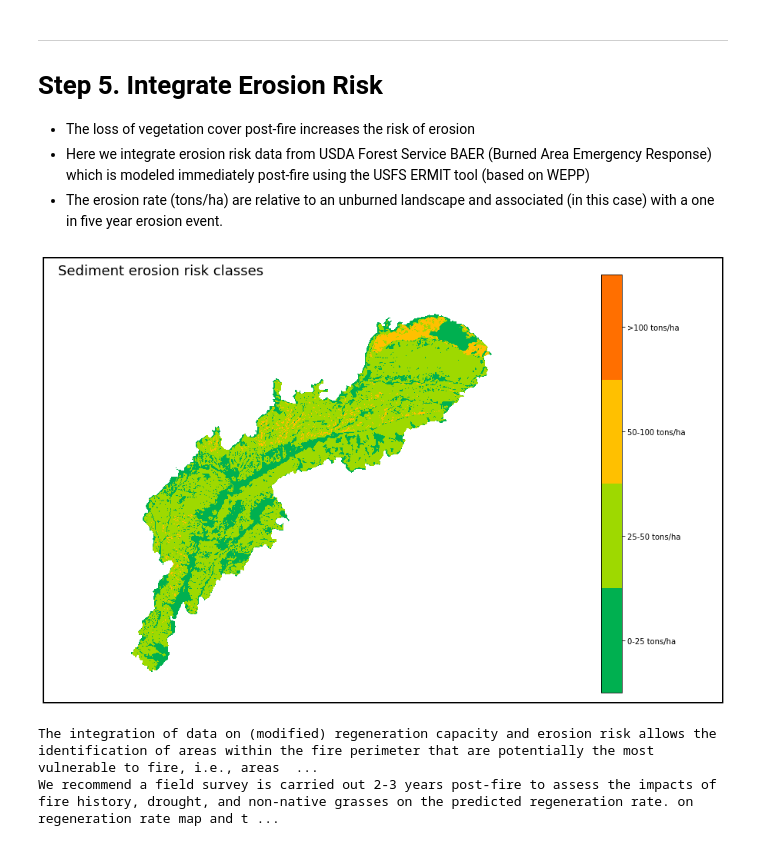
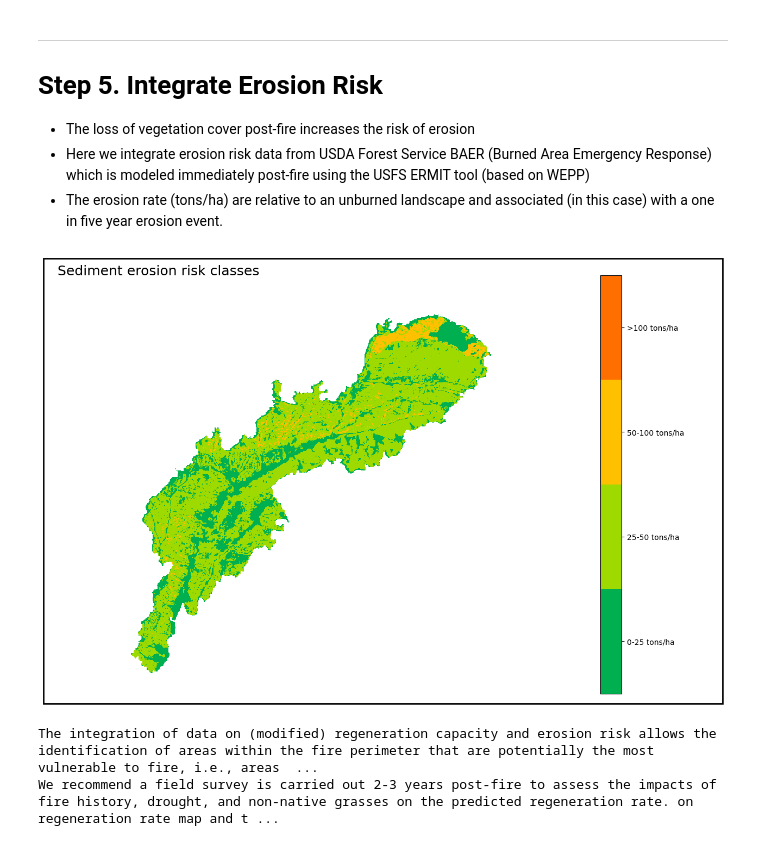
Before and after one commit to adhollander/postfire, a Jupyter notebook: PReP_Tool.ipynb, the cells around one changed output. Cells and saved outputs as stored; diff of their text form; code cells hidden in the pictures.

```diff
--- a/PReP_Tool.ipynb
+++ b/PReP_Tool.ipynb
@@ -1409,24 +1415,24 @@ The erosion rate (tons/ha) are relative to an unburned landscape and associated
 # %%
 # plot erosion classes
 
-erosionarr = xr.open_rasterio(erosionrast)
+erosionarr = rioxarray.open_rasterio(erosionrast)
 erosioncrast = erosionclassrast(erosionarr)
 fig, ax = plt.subplots(figsize=(18,10))
 cmap = greenorangeredcm4
 cmap.set_over(alpha=0)
 erosionplot = ax.imshow(erosioncrast[0,], cmap=cmap, vmin=0.5, vmax=4.5)
 cbar = fig.colorbar(erosionplot, fraction=0.03, ticks=range(1,5))
 erosionclasslabels = ['0-25 tons/ha', '25-50 tons/ha', '50-100 tons/ha', '>100 tons/ha']
 cbar.ax.set_yticklabels(erosionclasslabels)
 # ax.set(title="autoAxis = ax.axis()
 autoAxis = ax.axis()
 rec = plt.Rectangle((autoAxis[0]-0.7,autoAxis[2]+15),(autoAxis[1]-autoAxis[0])+240,(autoAxis[3]-autoAxis[2])-40,fill=False,lw=2)
 rec = ax.add_patch(rec)
 rec.set_clip_on(False)
 ax.text(20,0, "Sediment erosion risk classes", fontsize=18)
 ax.set_axis_off();
 # %% [output]
-[figure, old version]
+[figure, new version]
 # %%
 %%html
 
```
Also changed, not shown: parts of 11 cells of this notebook, 3 other files.
